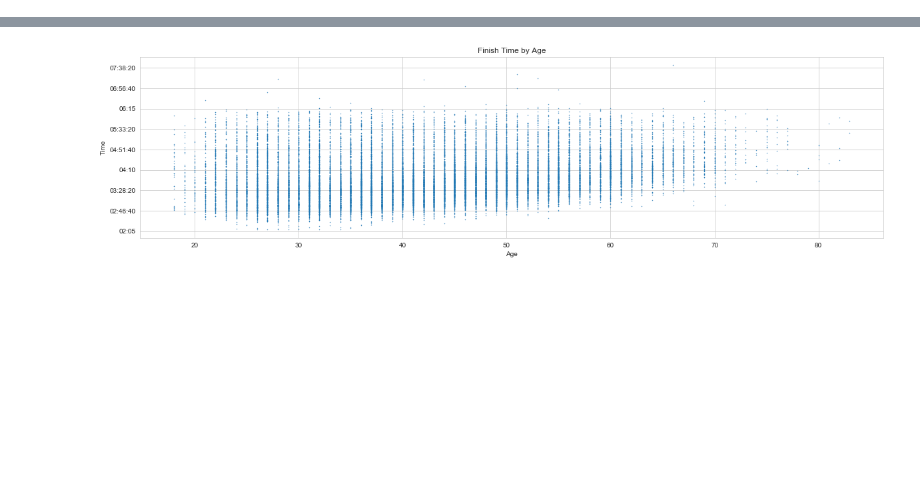
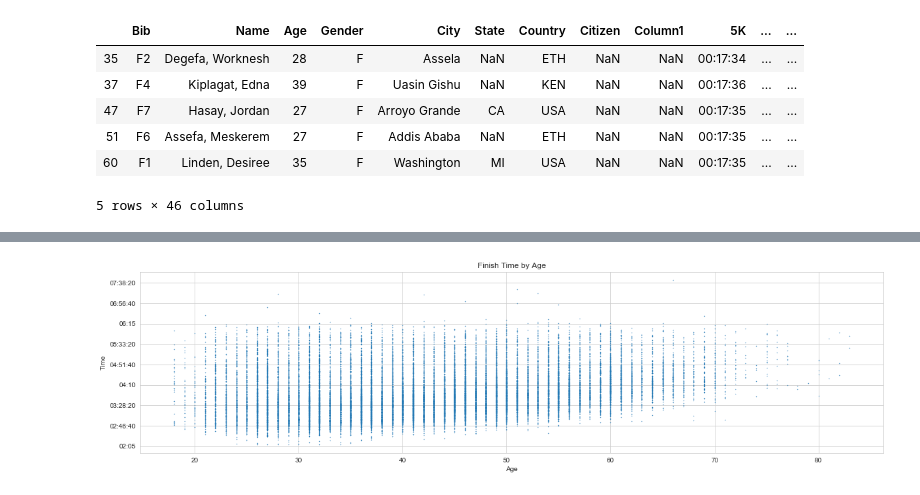
Before and after one commit to erinmarieanderson/nss-capstone, a Jupyter notebook: notebooks/bos_19_EDA_charts.ipynb, the cells around one changed output, grey strips where cells are left out. Saved outputs shown, nothing was run; the diff lists cells and outputs as text; code cells hidden in the pictures; blank space fills up the shorter version.

```diff
--- a/notebooks/bos_19_EDA_charts.ipynb
+++ b/notebooks/bos_19_EDA_charts.ipynb
@@ -37,0 +42,11 @@ plt.ylabel('Finish Time');
+# %%
+females = bos_19[bos_19['Gender'].isin(['F'])]
+females.head()
+# %% [output]
+|  | Bib | Name | Age | Gender | City | State | Country | Citizen | Column1 | 5K | ... | ... |
+| 35 | F2 | Degefa, Worknesh | 28 | F | Assela | NaN | ETH | NaN | NaN | 00:17:34 | ... | ... |
+| 37 | F4 | Kiplagat, Edna | 39 | F | Uasin Gishu | NaN | KEN | NaN | NaN | 00:17:36 | ... | ... |
+| 47 | F7 | Hasay, Jordan | 27 | F | Arroyo Grande | CA | USA | NaN | NaN | 00:17:35 | ... | ... |
+| 51 | F6 | Assefa, Meskerem | 27 | F | Addis Ababa | NaN | ETH | NaN | NaN | 00:17:35 | ... | ... |
+| 60 | F1 | Linden, Desiree | 35 | F | Washington | MI | USA | NaN | NaN | 00:17:35 | ... | ... |
+5 rows × 46 columns
```
Also changed, not shown: parts of 7 cells of this notebook, 23 other files.
